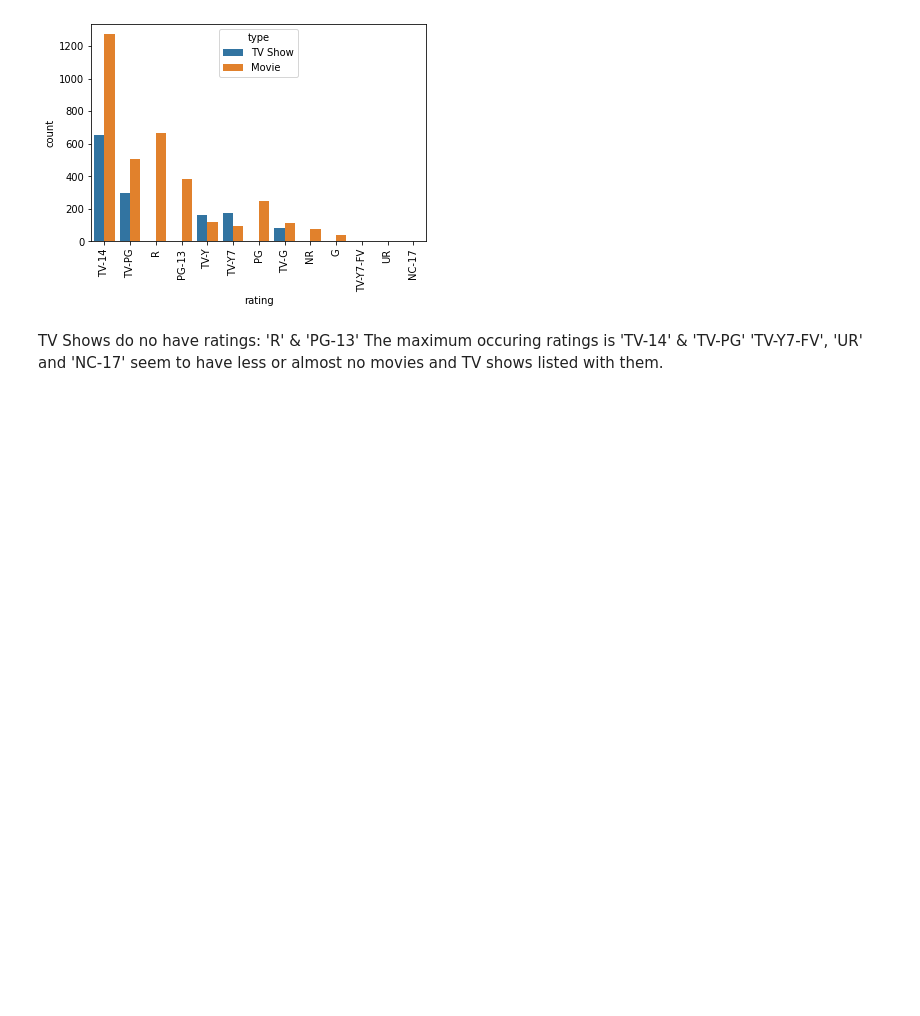
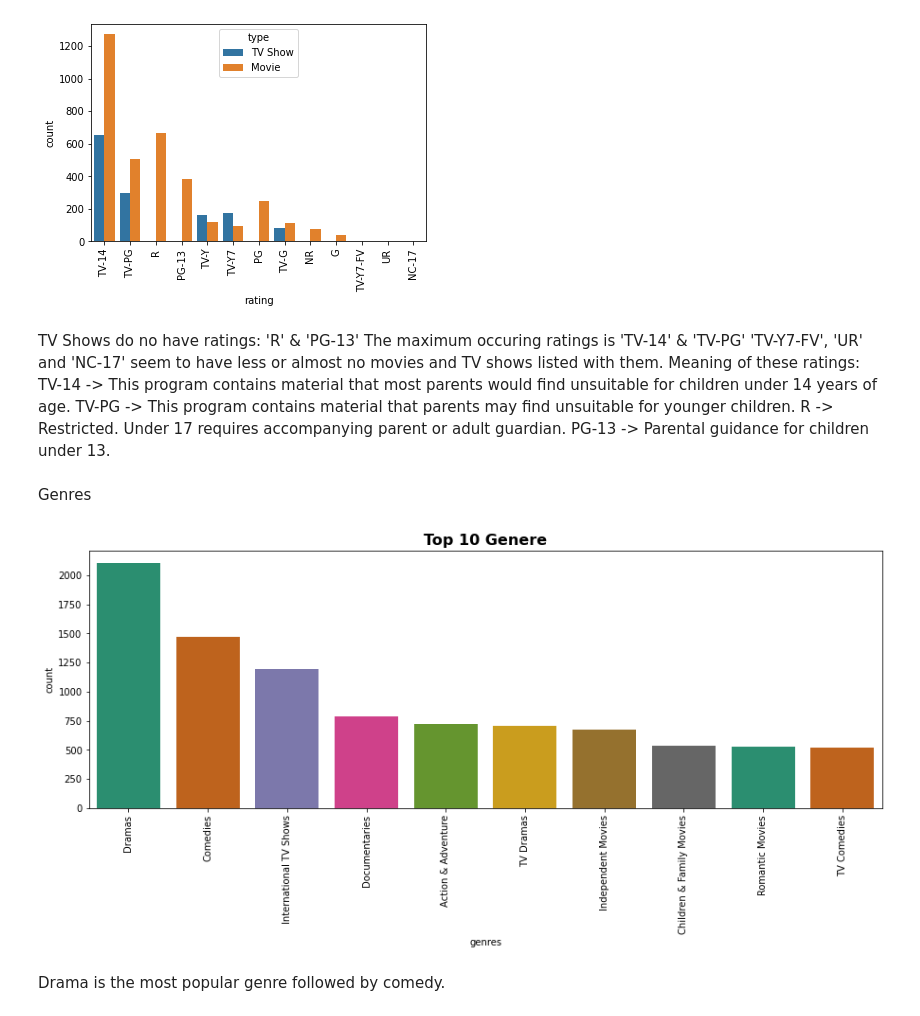
Before and after one commit to V-dit/Netflix-movies-and-tv-shows, a Jupyter notebook: NETFLIX_MOVIES_AND_TV_SHOWS_CLUSTERING.ipynb, the cells around one changed output. Saved outputs shown, nothing was run; the diff lists cells and outputs as text; code cells hidden in the pictures; blank space fills up the shorter version.

```diff
--- a/NETFLIX_MOVIES_AND_TV_SHOWS_CLUSTERING.ipynb
+++ b/NETFLIX_MOVIES_AND_TV_SHOWS_CLUSTERING.ipynb
@@ -300,3 +318,40 @@ plt.show()
 TV Shows do no have ratings: 'R' & 'PG-13'
 The maximum occuring ratings is 'TV-14' & 'TV-PG'
 'TV-Y7-FV', 'UR' and 'NC-17' seem to have less or almost no movies and TV shows listed with them.
+Meaning of these ratings:
+TV-14 -> This program contains material that most parents would find unsuitable for children under 14 years of age.
+TV-PG -> This program contains material that parents may find unsuitable for younger children.
+R -> Restricted. Under 17 requires accompanying parent or adult guardian.
+PG-13 -> Parental guidance for children under 13.
+# %% [markdown]
+Genres
+# %%
+df['Listed_in'] = df['listed_in'].apply(lambda x : x.split(','))
+# %%
+list_genre = []
+for i in df['Listed_in']:
+  list_genre +=i
+
+for i in range(len(list_genre)):
+  list_genre[i] = list_genre[i].strip()
+
+genres_dict = {}
+for genre in  list_genre:
+  if genre in genres_dict:
+    genres_dict[genre] +=1
+  else:
+    genres_dict[genre] = 1
+
+genres_dict = dict(sorted(genres_dict.items(), key=lambda item: item[1],reverse=True))
+# %%
+#top 10 genres on netflix
+df_genre_count = pd.DataFrame(genres_dict.values(),genres_dict.keys()).reset_index().rename(columns={'index':'genres', 0:'count'})[1:11]
+plt.figure(figsize=(15,5))
+sns.barplot(x='genres',y='count',data=df_genre_count,palette="Dark2")
+plt.title("Top 10 Genere",size='16',fontweight="bold")
+plt.xticks(rotation=90)
+plt.show()
+# %% [output]
+[figure, added]
+# %% [markdown]
+Drama is the most popular genre followed by comedy.
```
Also changed, not shown: parts of 119 cells of this notebook.
